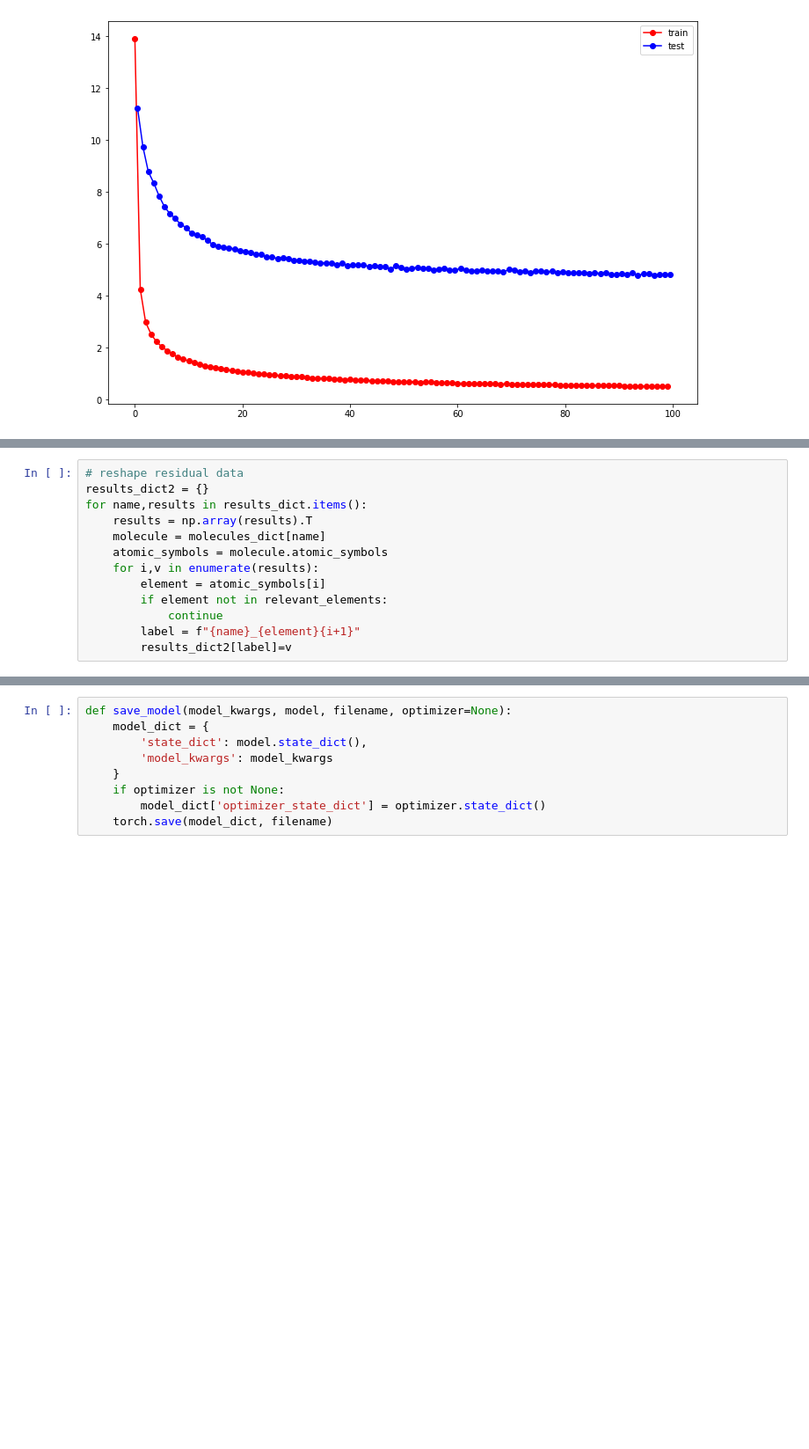
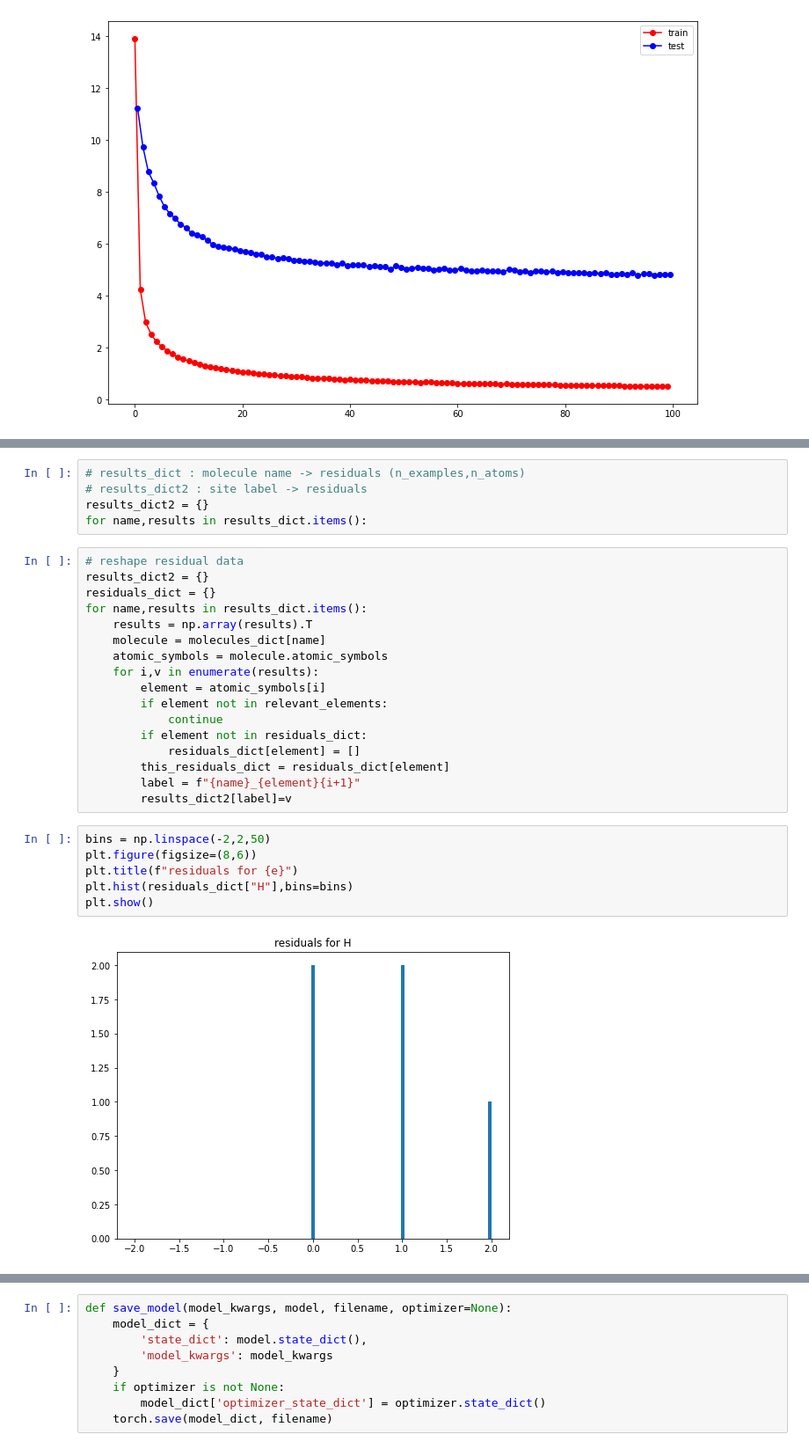
Before and after one commit to mister-bailey/solvent, a Jupyter notebook: training/qm7/qm7.ipynb, the cells around one changed output, grey strips where cells are left out. Shown at 88% size. Drawn from its saved outputs; the diff is of its cells as text; blank space fills up the shorter version.

```diff
--- a/training/qm7/qm7.ipynb
+++ b/training/qm7/qm7.ipynb
@@ -418,6 +408,12 @@ Overall loss is 1.296091.  Evaluation took 7.82 s.
+# %%
+# results_dict : molecule name -> residuals (n_examples,n_atoms)
+# results_dict2 : site label -> residuals
+results_dict2 = {}
+for name,results in results_dict.items():
 # %%
 # reshape residual data
 results_dict2 = {}
+residuals_dict = {}
 for name,results in results_dict.items():
     results = np.array(results).T
     molecule = molecules_dict[name]
@@ -426,8 +422,19 @@ for name,results in results_dict.items():
         element = atomic_symbols[i]
         if element not in relevant_elements:
             continue
+        if element not in residuals_dict:
+            residuals_dict[element] = []
+        this_residuals_dict = residuals_dict[element]
         label = f"{name}_{element}{i+1}"
         results_dict2[label]=v
+# %%
+bins = np.linspace(-2,2,50)
+plt.figure(figsize=(8,6))
+plt.title(f"residuals for {e}")
+plt.hist(residuals_dict["H"],bins=bins)
+plt.show()
+# %% [output]
+[figure, added]
 # %%
 # summary stats
 df = pd.DataFrame(results_dict2)
```
Also changed, not shown: parts of 10 cells of this notebook, 1 other file.
